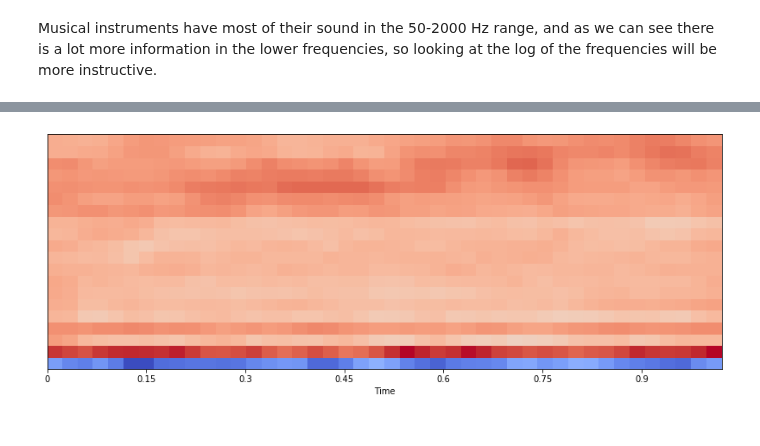
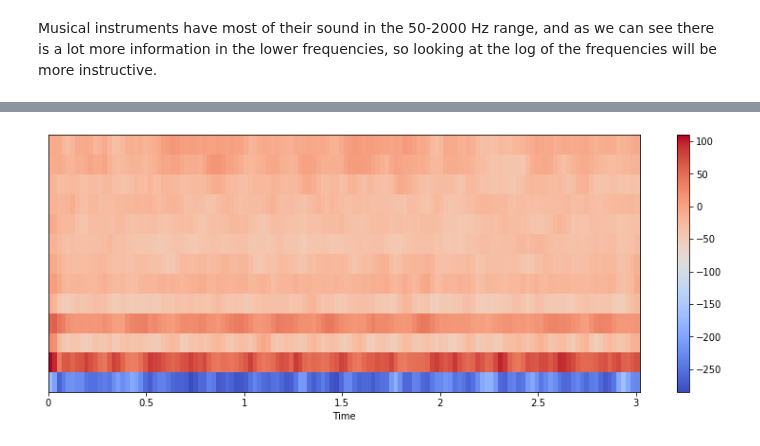
Before and after one commit to morganfry/springboard, a Jupyter notebook: Capstone Project 2/Data Exploration.ipynb, the cells around one changed output, grey strips where cells are left out. Drawn from its saved outputs; the diff is of its cells as text; code cells hidden in the pictures.

```diff
--- a/Capstone Project 2/Data Exploration.ipynb
+++ b/Capstone Project 2/Data Exploration.ipynb
@@ -47,3 +45,3 @@ ipd.Audio(audio_paths[18045])
 # %%
-#look at a 1-second clip
-x, sr = librosa.load(audio_paths[18045],offset=10,duration=1)
+#look at a 3-second clip
+x, sr = librosa.load(audio_paths[18045],offset=1,duration=3)
@@ -91,9 +131,42 @@ plt.show()
+# %%
+y=x
+# Set the hop length; at 22050 Hz, 512 samples ~= 23ms
+hop_length = 512
+
+# Separate harmonics and percussives into two waveforms
+y_harmonic, y_percussive = librosa.effects.hpss(y)
+
+# Beat track on the percussive signal
+tempo, beat_frames = librosa.beat.beat_track(y=y_percussive,
+                                             sr=sr)
+
+# Compute MFCC features from the raw signal
+mfcc = librosa.feature.mfcc(y=y, sr=sr, hop_length=hop_length, n_mfcc=13)
+
+# And the first-order differences (delta features)
+mfcc_delta = librosa.feature.delta(mfcc)
+
+# Stack and synchronize between beat events
+# This time, we'll use the mean value (default) instead of median
+beat_mfcc_delta = librosa.util.sync(np.vstack([mfcc, mfcc_delta]),
+                                    beat_frames)
+
+# Compute chroma features from the harmonic signal
+chromagram = librosa.feature.chroma_cqt(y=y_harmonic,
+                                        sr=sr)
+
+# Aggregate chroma features between beat events
+# We'll use the median value of each feature between beat frames
+beat_chroma = librosa.util.sync(chromagram,
+                                beat_frames,
+                                aggregate=np.median)
+
+# Finally, stack all beat-synchronous features together
+beat_features = np.vstack([beat_chroma, beat_mfcc_delta])
 # %%
-#MFCCs
-mfccs = librosa.feature.mfcc(x, sr=sr)
-
 plt.figure(figsize=(14,5))
-librosa.display.specshow(mfccs, sr=sr, x_axis='time')
+librosa.display.specshow(mfcc, sr=sr, x_axis='time')
+plt.colorbar()
 plt.show()
 # %% [output]
-[figure, old version]
+[figure, new version]
```
Also changed, not shown: parts of 20 cells of this notebook, 1 other file.
